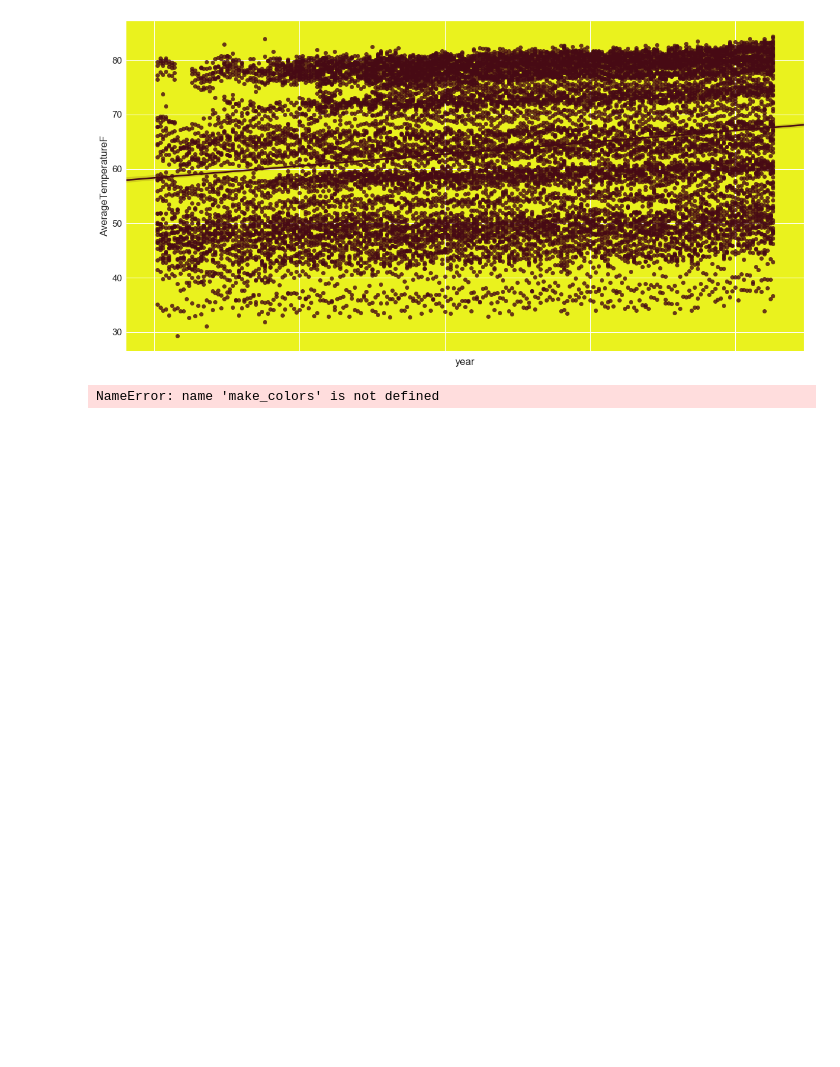
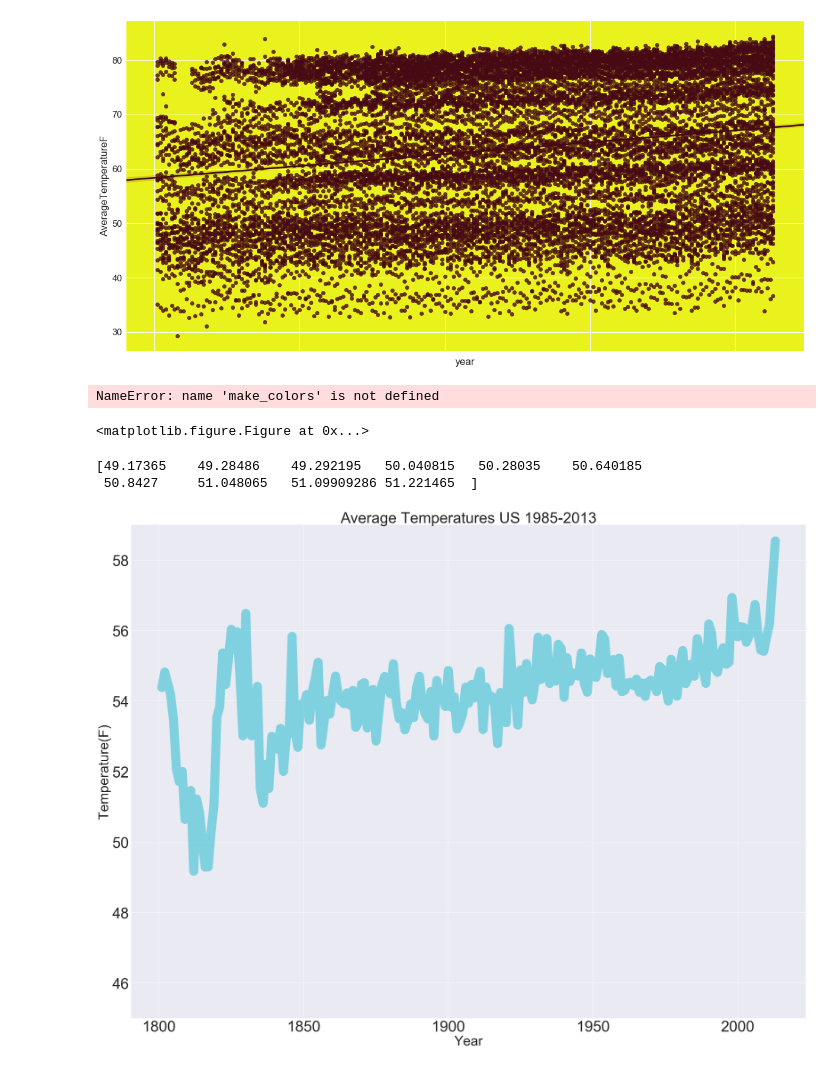
Before and after one commit to abimvas/project-three, a Jupyter notebook: graphs_ipynbs/FinalProjgraphs.ipynb, the cells around one changed output. Saved outputs shown, nothing was run; the diff lists cells and outputs as text; code cells hidden in the pictures; blank space fills up the shorter version.

```diff
--- a/graphs_ipynbs/FinalProjgraphs.ipynb
+++ b/graphs_ipynbs/FinalProjgraphs.ipynb
@@ -134,3 +146,45 @@ ax.set_xticklabels(labels, rotation=30)
 sns.set(font_scale=1.5)
 # %% [output]
 NameError: name 'make_colors' is not defined
+# %%
+plt.figure(num=None, figsize=(40,30),facecolor='lightblue',edgecolor='black')
+
+Russia = yearavg.loc[yearavg['Country']=='Russia']
+
+Norway = yearavg.loc[yearavg['Country']=='Norway']
+
+China = yearavg.loc[yearavg['Country']=='China']
+
+Belgium = yearavg.loc[yearavg['Country']=='Belguim']
+
+US = yearavg.loc[yearavg['Country']=='US']
+
+cntry_array = [US,Russia,Kazakhstan,Norway]
+# %% [output]
+<matplotlib.figure.Figure at 0x...>
+# %%
+arr = np.sort(US['AverageTemperatureF'].unique())[:10]
+print (arr)
+# %% [output]
+[49.17365    49.28486    49.292195   50.040815   50.28035    50.640185
+ 50.8427     51.048065   51.09909286 51.221465  ]
+# %%
+plt.figure(num=None, figsize=(40,30))
+
+plt.plot(US['year'], US['AverageTemperatureF'], color='#18B9CF', linewidth=30, alpha=.5, markersize=22)
+
+plt.ylim([45,59])
+
+plt.xticks(size=50)
+
+plt.title('Average Temperatures US 1985-2013', size=50)
+
+plt.yticks(size=50)
+
+plt.xlabel('Year', size=45)
+
+plt.ylabel('Temperature(F)', size=45)
+
+plt.savefig('AvgTempsUS.png')
+# %% [output]
+[figure, added]
```
Also changed, not shown: parts of 2 cells of this notebook, 3 other files.
